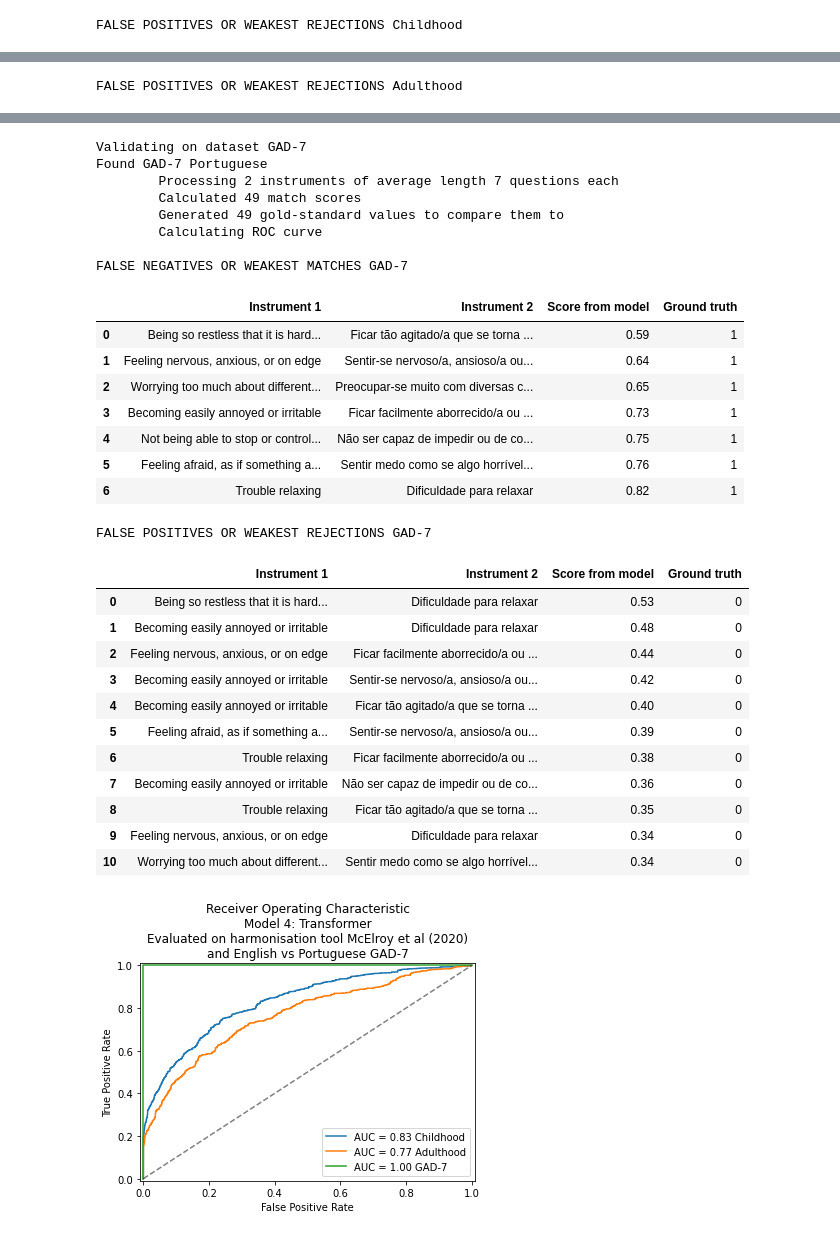
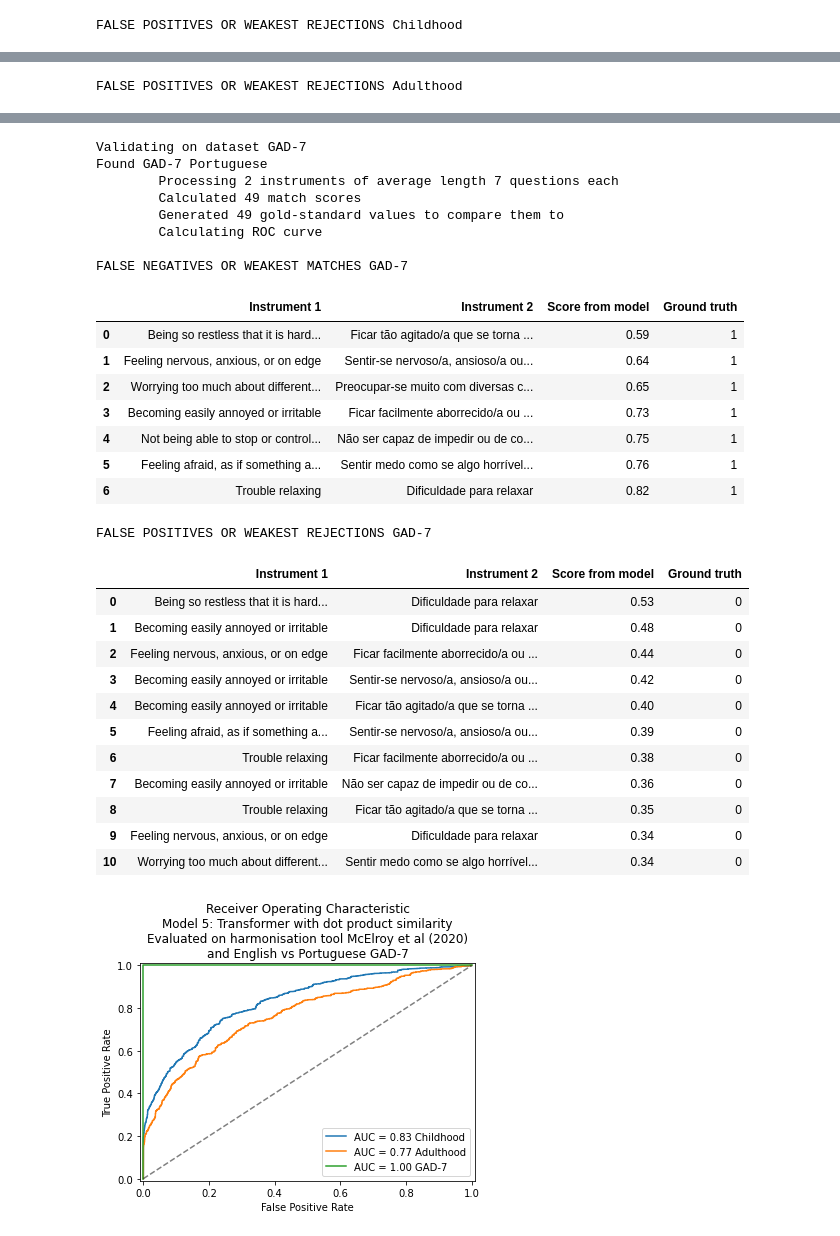
Before and after one commit to harmonydata/harmony_original, a Jupyter notebook: notebooks/Evaluate_Model_05_HuggingFace_Efficient_No_Negation_On_Eoin_and_GAD7.ipynb, the cells around one changed output, grey strips where cells are left out. Saved outputs shown, nothing was run; the diff lists cells and outputs as text; code cells hidden in the pictures.

```diff
--- a/notebooks/Evaluate_Model_04_HuggingFace_Efficient_No_Negation_On_Eoin_and_GAD7.ipynb
+++ b/notebooks/Evaluate_Model_05_HuggingFace_Efficient_No_Negation_On_Eoin_and_GAD7.ipynb
@@ -3,3 +13,9 @@
 # %%
-MODEL_NAME = "Model 4: Transformer"
+MODEL_NAME = "Model 5: Transformer with dot product similarity"
+
+import sys
+sys.path.append("../front_end")
+from utils.question_matcher_transformer_huggingface_negation_efficient import QuestionMatcherTransformerHuggingFaceNegationEfficient
+qm = QuestionMatcherTransformerHuggingFaceNegationEfficient()
+match_function = lambda question_dfs : qm.match_questions(question_dfs, is_disable_negation=True)
 # %%
@@ -27,6 +39,13 @@ pd.set_option("max_colwidth", None)
 pd.set_option("max_seq_items", None)
 # %%
 INPUT_FILE = "../data/Final harmonised item tool EM.xlsx"
+# %%
+def normalise_question(original_text: str):
+    """
+    Checks if two questions have identical text.
+    This is because they are by definition equivalent even if they are in different columns in the harmonisation tool by McElroy et al.
+    """
+    return re.sub(r'\W', '', original_text.lower())
 # %%
 validation_data = {}
 
@@ -55,7 +74,8 @@ for sheet_name in ("Childhood","Adulthood"):
                         category_to_id[category] = len(category_to_id)
                     category_id = category_to_id[category]
                     if len(text) > 2:
-                        questions_in_survey.append((text, category_id))
+
+                        questions_in_survey.append((text, category_id, normalise_question(text)))
         all_questions.append(questions_in_survey)
 
     validation_data[sheet_name] = all_questions
@@ -76,5 +96,5 @@ Ficar tão agitado/a que se torna difícil permanecer sentado/a
 Ficar facilmente aborrecido/a ou irritado/a
 Sentir medo como se algo horrível fosse acontecer""".split("\n")
                  ):
-    validation_data["GAD-7"][0].append((en, en))
-    validation_data["GAD-7"][1].append((pt, en))
+    validation_data["GAD-7"][0].append((en, en, normalise_question(en)))
+    validation_data["GAD-7"][1].append((pt, en, normalise_question(pt)))
@@ -85,11 +101,9 @@ qm = QuestionMatcherTransformerHuggingFaceNegationEfficient()
 # %%
 for dataset, dataset_data in validation_data.items():
-#     if dataset != "GAD-7":
-#         continue
     print (f"Validating on dataset {dataset}")
     question_dfs = []
     for questionnaire in dataset_data:
-        df = pd.DataFrame({"question": [q for q, c in questionnaire]})
+        df = pd.DataFrame({"question": [q for q, c, n in questionnaire]})
         df.attrs['language'] = "en"
         if dataset == "GAD-7" and "Sentir" in questionnaire[0][0]:
             df.attrs['language'] = "pt"
@@ -97,7 +111,7 @@ for dataset, dataset_data in validation_data.items():
         question_dfs.append(df)
 
     print (f"\tProcessing {len(question_dfs)} instruments of average length {int(np.round(np.mean([len(d) for d in question_dfs])))} questions each")
-    matches = qm.match_questions(question_dfs, is_disable_negation=True)
+    matches = match_function(question_dfs)
 
     print (f"\tCalculated {len(matches)} match scores")
 
@@ -106,7 +120,11 @@ for dataset, dataset_data in validation_data.items():
         for j in range(i + 1, len(dataset_data)):
             for ii in range(len(dataset_data[i])):
                 for jj in range(len(dataset_data[j])):
-                    gold_standard[(i, ii, j, jj)] = int(dataset_data[i][ii][1] == dataset_data[j][jj][1])
+                    gold_standard[(i, ii, j, jj)] = int(
+                        (dataset_data[i][ii][1] == dataset_data[j][jj][1])
+                        or
+                        (dataset_data[i][ii][2] == dataset_data[j][jj][2])
+                    )
 
     print (f"\tGenerated {len(gold_standard)} gold-standard values to compare them to")
 
@@ -234,31 +252,31 @@ FALSE POSITIVES OR WEAKEST REJECTIONS Adulthood
 | 10 | Do you suddenly become scared for... | Been getting scared or panicky fo... | 0.77 | 0 |
 Validating on dataset GAD-7
 Found GAD-7 Portuguese
         Processing 2 instruments of average length 7 questions each
         Calculated 49 match scores
         Generated 49 gold-standard values to compare them to
         Calculating ROC curve
 
 FALSE NEGATIVES OR WEAKEST MATCHES GAD-7
 |  | Instrument 1 | Instrument 2 | Score from model | Ground truth |
 | 0 | Being so restless that it is hard... | Ficar tão agitado/a que se torna ... | 0.59 | 1 |
 | 1 | Feeling nervous, anxious, or on edge | Sentir-se nervoso/a, ansioso/a ou... | 0.64 | 1 |
 | 2 | Worrying too much about different... | Preocupar-se muito com diversas c... | 0.65 | 1 |
 | 3 | Becoming easily annoyed or irritable | Ficar facilmente aborrecido/a ou ... | 0.73 | 1 |
 | 4 | Not being able to stop or control... | Não ser capaz de impedir ou de co... | 0.75 | 1 |
 | 5 | Feeling afraid, as if something a... | Sentir medo como se algo horrível... | 0.76 | 1 |
 | 6 | Trouble relaxing | Dificuldade para relaxar | 0.82 | 1 |
 FALSE POSITIVES OR WEAKEST REJECTIONS GAD-7
 |  | Instrument 1 | Instrument 2 | Score from model | Ground truth |
 | 0 | Being so restless that it is hard... | Dificuldade para relaxar | 0.53 | 0 |
 | 1 | Becoming easily annoyed or irritable | Dificuldade para relaxar | 0.48 | 0 |
 | 2 | Feeling nervous, anxious, or on edge | Ficar facilmente aborrecido/a ou ... | 0.44 | 0 |
 | 3 | Becoming easily annoyed or irritable | Sentir-se nervoso/a, ansioso/a ou... | 0.42 | 0 |
 | 4 | Becoming easily annoyed or irritable | Ficar tão agitado/a que se torna ... | 0.40 | 0 |
 | 5 | Feeling afraid, as if something a... | Sentir-se nervoso/a, ansioso/a ou... | 0.39 | 0 |
 | 6 | Trouble relaxing | Ficar facilmente aborrecido/a ou ... | 0.38 | 0 |
 | 7 | Becoming easily annoyed or irritable | Não ser capaz de impedir ou de co... | 0.36 | 0 |
 | 8 | Trouble relaxing | Ficar tão agitado/a que se torna ... | 0.35 | 0 |
 | 9 | Feeling nervous, anxious, or on edge | Dificuldade para relaxar | 0.34 | 0 |
 | 10 | Worrying too much about different... | Sentir medo como se algo horrível... | 0.34 | 0 |
-[figure, old version]
+[figure, new version]
```
Also changed, not shown: parts of 5 cells of this notebook, 11 other files.
